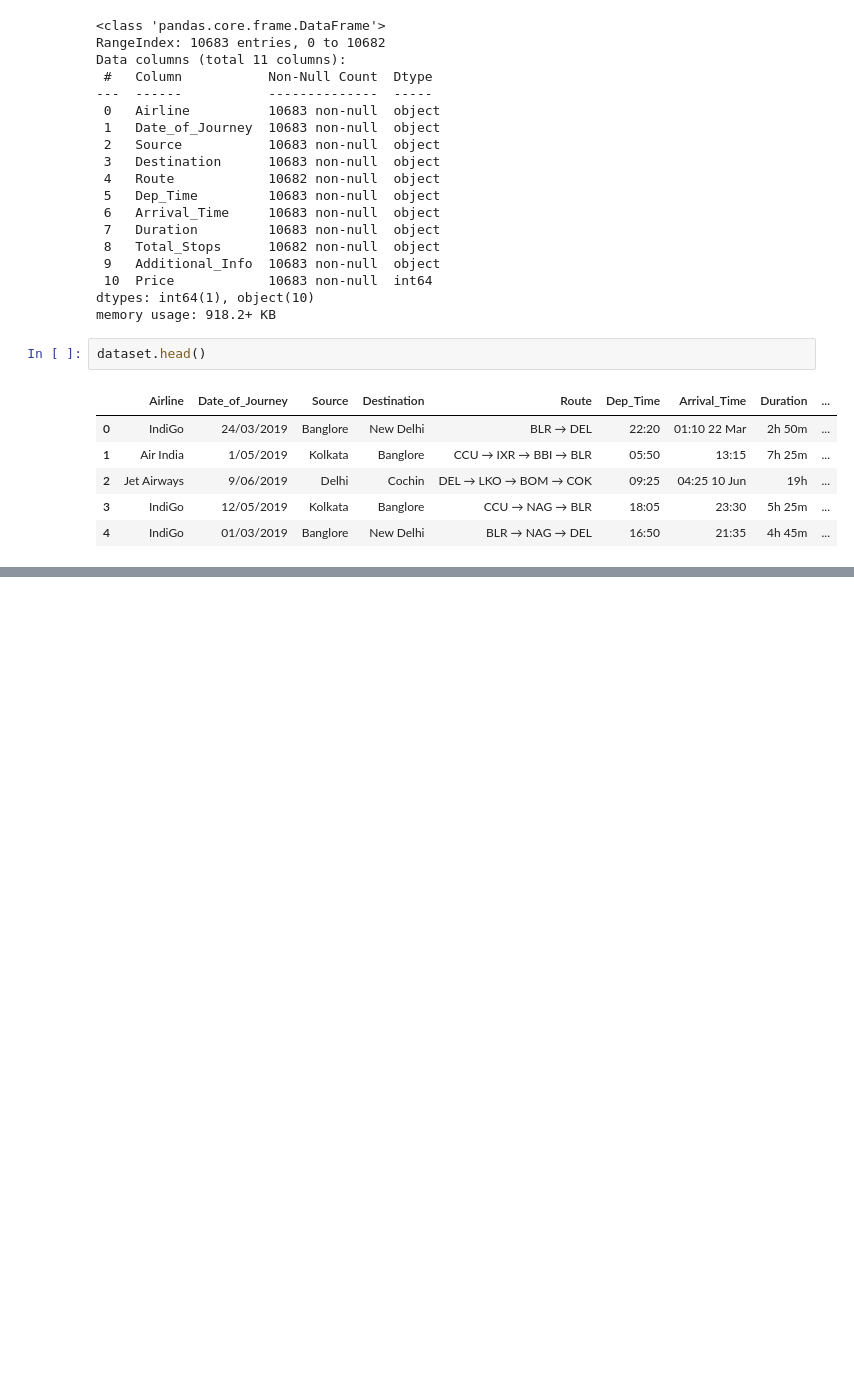
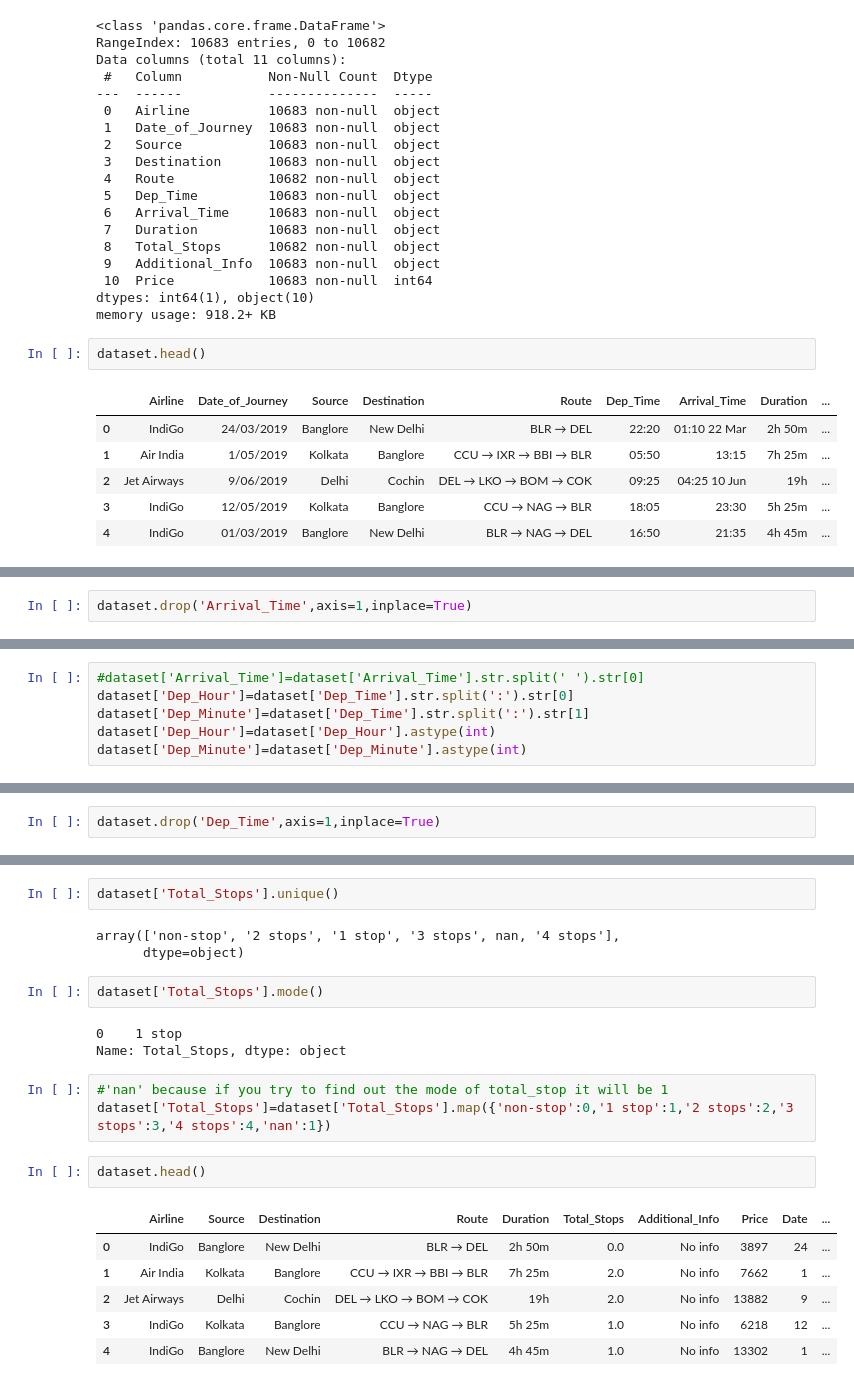
Before and after one commit to saverin0/datascience, a Jupyter notebook: Exploratory Data Analysis & Feature Engineering/Flight Prediction/Flight Price Prediction.ipynb, the cells around one changed output, grey strips where cells are left out. Cells and saved outputs as stored; diff of their text form; blank space fills up the shorter version.

```diff
--- a/Exploratory Data Analysis & Feature Engineering/Flight Prediction/Flight Price Prediction.ipynb
+++ b/Exploratory Data Analysis & Feature Engineering/Flight Prediction/Flight Price Prediction.ipynb
@@ -45,0 +182,2 @@ dataset.head()
+# %%
+dataset.drop('Arrival_Time',axis=1,inplace=True)
@@ -45,0 +190,6 @@ dataset.head()
+# %%
+#dataset['Arrival_Time']=dataset['Arrival_Time'].str.split(' ').str[0]
+dataset['Dep_Hour']=dataset['Dep_Time'].str.split(':').str[0]
+dataset['Dep_Minute']=dataset['Dep_Time'].str.split(':').str[1]
+dataset['Dep_Hour']=dataset['Dep_Hour'].astype(int)
+dataset['Dep_Minute']=dataset['Dep_Minute'].astype(int)
@@ -45,0 +202,2 @@ dataset.head()
+# %%
+dataset.drop('Dep_Time',axis=1,inplace=True)
@@ -45,0 +224,22 @@ dataset.head()
+# %%
+dataset['Total_Stops'].unique()
+# %% [output]
+array(['non-stop', '2 stops', '1 stop', '3 stops', nan, '4 stops'],
+      dtype=object)
+# %%
+dataset['Total_Stops'].mode()
+# %% [output]
+0    1 stop
+Name: Total_Stops, dtype: object
+# %%
+#'nan' because if you try to find out the mode of total_stop it will be 1
+dataset['Total_Stops']=dataset['Total_Stops'].map({'non-stop':0,'1 stop':1,'2 stops':2,'3 stops':3,'4 stops':4,'nan':1})
+# %%
+dataset.head()
+# %% [output]
+|  | Airline | Source | Destination | Route | Duration | Total_Stops | Additional_Info | Price | Date | ... |
+| 0 | IndiGo | Banglore | New Delhi | BLR → DEL | 2h 50m | 0.0 | No info | 3897 | 24 | ... |
+| 1 | Air India | Kolkata | Banglore | CCU → IXR → BBI → BLR | 7h 25m | 2.0 | No info | 7662 | 1 | ... |
+| 2 | Jet Airways | Delhi | Cochin | DEL → LKO → BOM → COK | 19h | 2.0 | No info | 13882 | 9 | ... |
+| 3 | IndiGo | Kolkata | Banglore | CCU → NAG → BLR | 5h 25m | 1.0 | No info | 6218 | 12 | ... |
+| 4 | IndiGo | Banglore | New Delhi | BLR → NAG → DEL | 4h 45m | 1.0 | No info | 13302 | 1 | ... |
```
Also changed, not shown: parts of 27 cells of this notebook.
